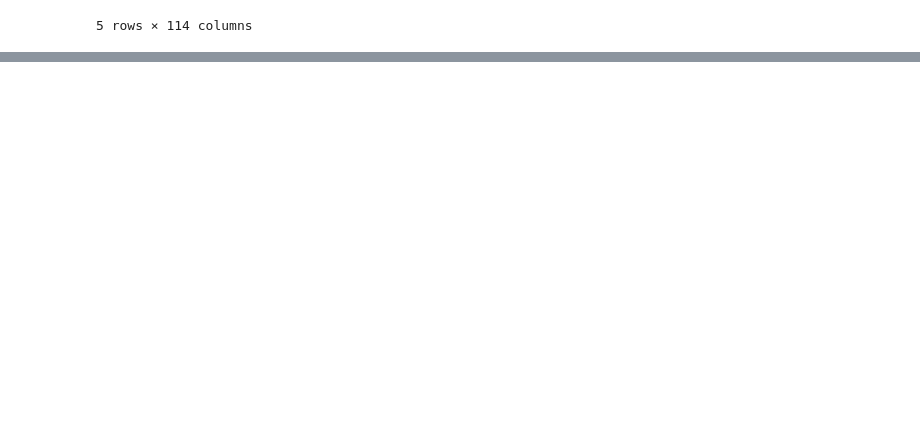
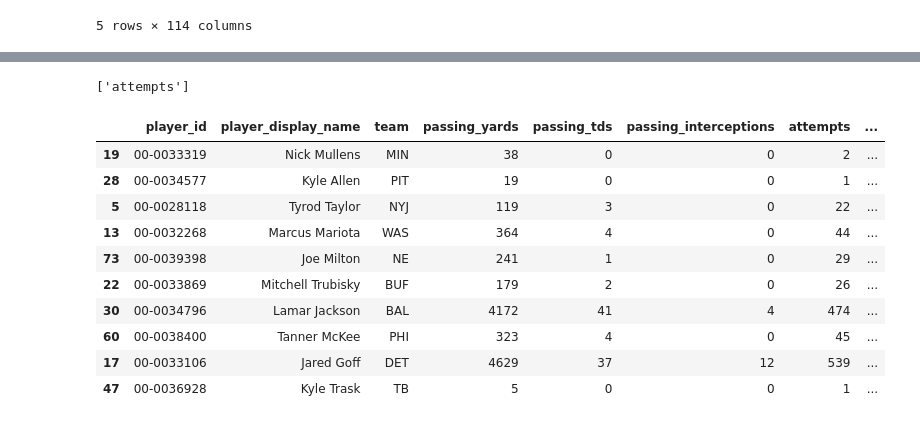
Before and after one commit to PassGameData/qb-efficiency-2024, a Jupyter notebook: notebooks/qb_efficiency_analysis.ipynb, the cells around one changed output, grey strips where cells are left out. Cells and saved outputs as stored; diff of their text form; code cells hidden in the pictures; blank space fills up the shorter version.

Commit message:
Add QB efficiency analysis with EPA per attempt visualization

```diff
--- a/notebooks/qb_efficiency_analysis.ipynb
+++ b/notebooks/qb_efficiency_analysis.ipynb
@@ -12,4 +12,4 @@ df.head()
 | 4 | 00-0026498 | M.Stafford | Matthew Stafford | QB | QB | https://static.www.nfl.com/image/... | 2024 | 1 | ... |
 5 rows × 114 columns
 # %%
-df.columns
+df_2024 = df[(df["season"] == 2024) & (df["season_type"] == "REG")]
@@ -24,0 +16,2 @@ Index(['player_id', 'player_name', 'player_display_name', 'position',
+# %%
+qb_df = df_2024[df_2024["position"] == "QB"]
@@ -24,0 +31,35 @@ Index(['player_id', 'player_name', 'player_display_name', 'position',
+# %%
+[col for col in qb_df.columns if "attempt" in col.lower()]
+# %% [output]
+['attempts']
+# %%
+qb_season = qb_df.groupby(
+    ["player_id", "player_display_name", "team"]
+).agg({
+    "passing_yards": "sum",
+    "passing_tds": "sum",
+    "passing_interceptions": "sum",
+    "attempts": "sum",
+    "passing_epa": "sum",
+}).reset_index()
+# %%
+qb_season = qb_season[qb_season["attempts"] > 0]
+
+qb_season["YPA"] = qb_season["passing_yards"] / qb_season["attempts"]
+qb_season["TD_rate"] = qb_season["passing_tds"] / qb_season["attempts"]
+qb_season["INT rate"] = qb_season["passing_interceptions"] / qb_season["attempts"]
+qb_season["EPA_per_Att"] = qb_season["passing_epa"] / qb_season["attempts"]
+# %%
+qb_season.sort_values("EPA_per_Att", ascending=False).head(10)
+# %% [output]
+|  | player_id | player_display_name | team | passing_yards | passing_tds | passing_interceptions | attempts | ... |
+| 19 | 00-0033319 | Nick Mullens | MIN | 38 | 0 | 0 | 2 | ... |
+| 28 | 00-0034577 | Kyle Allen | PIT | 19 | 0 | 0 | 1 | ... |
+| 5 | 00-0028118 | Tyrod Taylor | NYJ | 119 | 3 | 0 | 22 | ... |
+| 13 | 00-0032268 | Marcus Mariota | WAS | 364 | 4 | 0 | 44 | ... |
+| 73 | 00-0039398 | Joe Milton | NE | 241 | 1 | 0 | 29 | ... |
+| 22 | 00-0033869 | Mitchell Trubisky | BUF | 179 | 2 | 0 | 26 | ... |
+| 30 | 00-0034796 | Lamar Jackson | BAL | 4172 | 41 | 4 | 474 | ... |
+| 60 | 00-0038400 | Tanner McKee | PHI | 323 | 4 | 0 | 45 | ... |
+| 17 | 00-0033106 | Jared Goff | DET | 4629 | 37 | 12 | 539 | ... |
+| 47 | 00-0036928 | Kyle Trask | TB | 5 | 0 | 0 | 1 | ... |
```
Also changed, not shown: parts of 7 cells of this notebook.
